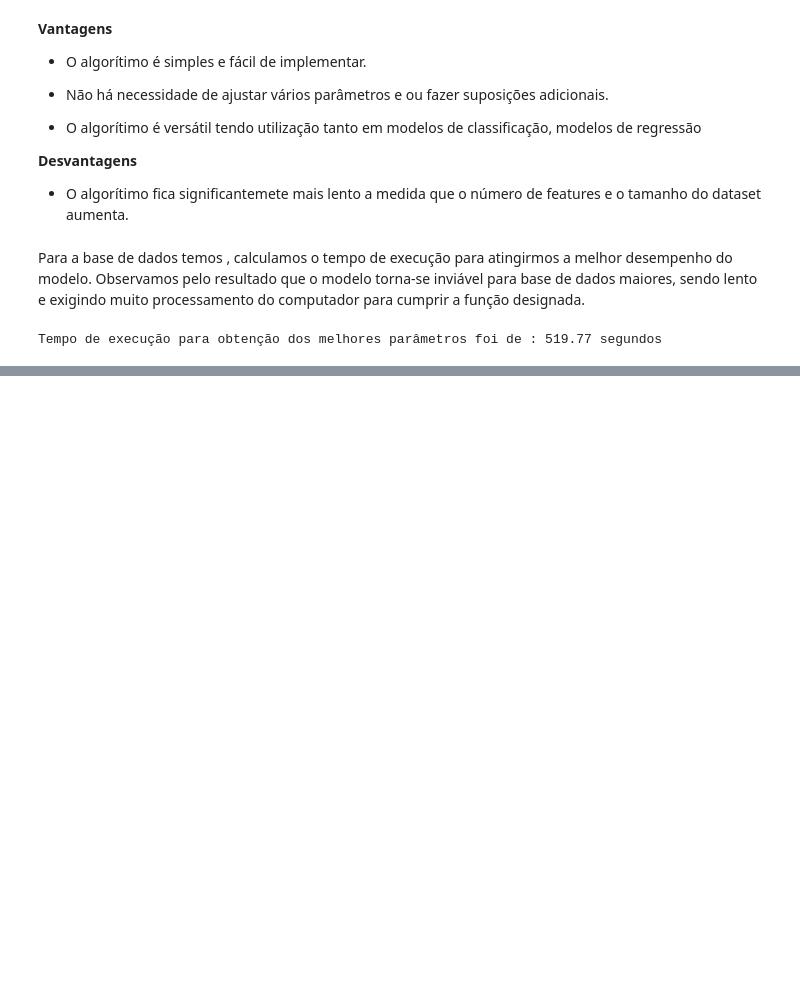
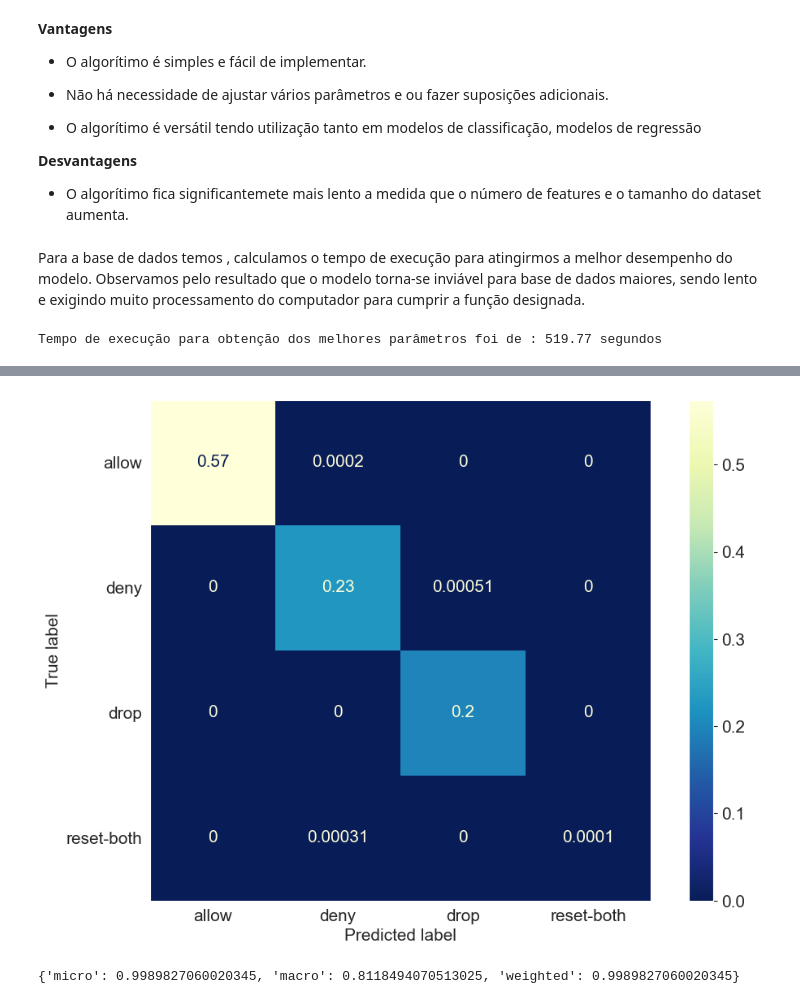
Before and after one commit to leticiacb1/Aviation_Accident_Analysis, a Jupyter notebook: Firewall_Project_Cdados2.ipynb, the cells around one changed output, grey strips where cells are left out. Drawn from its saved outputs; the diff is of its cells as text; code cells hidden in the pictures; blank space fills up the shorter version.

```diff
--- a/Firewall_Project_Cdados2.ipynb
+++ b/Firewall_Project_Cdados2.ipynb
@@ -1478,0 +1810,30 @@ AttributeError: 'KNeighborsClassifier' object has no attribute 'coef_'
+# %%
+# Criando figura e ajudatando eixos.
+fig , ax = plt.subplots(figsize=(12,8))
+plt.rcParams.update({'font.size': 15})
+
+# Matriz de confunsão para mlehor resultado obtido no KNN:
+y_pred_tree = arvore.predict(X_test)
+
+plot_confusion_matrix(arvore, X_test, y_test, sample_weight=None, normalize= "all",
+                      cmap='YlGnBu_r' , ax = ax)
+ax.xaxis.set_ticklabels(transformer.classes_); ax.yaxis.set_ticklabels(transformer.classes_);
+
+plt.grid(False)
+plt.show()
+# %% [output]
+[figure, added]
+# %%
+types_average = ['micro', 'macro', 'weighted']
+
+dict_tree_recall ={}
+
+for avarage in types_average:
+
+    score = recall_score(y_test , y_pred_tree , average = avarage , sample_weight = None , zero_division = 'warn' )
+
+    dict_tree_recall[avarage] = score
+
+print(dict_tree_recall)
+# %% [output]
+{'micro': 0.9989827060020345, 'macro': 0.8118494070513025, 'weighted': 0.9989827060020345}
```
Also changed, not shown: parts of 37 cells of this notebook, 7 other files.
